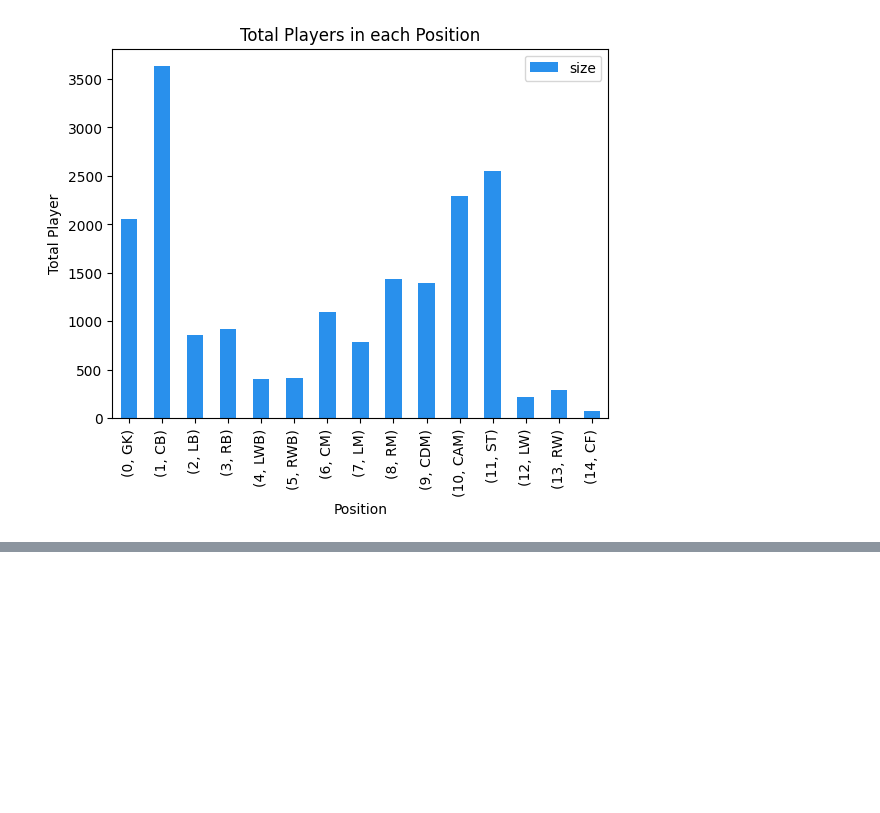
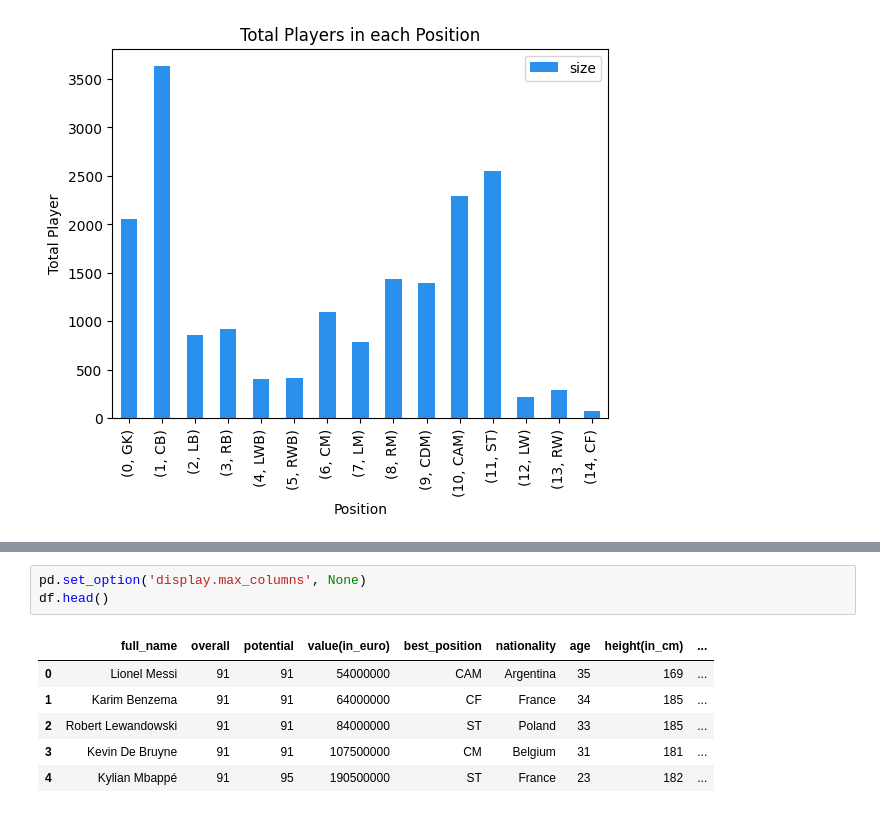
Before and after one commit to bradleyiversen21/ITEC4700_FinalProject, a Jupyter notebook: Project_Notebook.ipynb, the cells around one changed output, grey strips where cells are left out. Drawn from its saved outputs; the diff is of its cells as text; blank space fills up the shorter version.

```diff
--- a/Project_Notebook.ipynb
+++ b/Project_Notebook.ipynb
@@ -270,0 +320,10 @@ plt.show()
+# %%
+pd.set_option('display.max_columns', None)
+df.head()
+# %% [output]
+|  | full_name | overall | potential | value(in_euro) | best_position | nationality | age | height(in_cm) | ... |
+| 0 | Lionel Messi | 91 | 91 | 54000000 | CAM | Argentina | 35 | 169 | ... |
+| 1 | Karim Benzema | 91 | 91 | 64000000 | CF | France | 34 | 185 | ... |
+| 2 | Robert Lewandowski | 91 | 91 | 84000000 | ST | Poland | 33 | 185 | ... |
+| 3 | Kevin De Bruyne | 91 | 91 | 107500000 | CM | Belgium | 31 | 181 | ... |
+| 4 | Kylian Mbappé | 91 | 95 | 190500000 | ST | France | 23 | 182 | ... |
```
Also changed, not shown: parts of 11 cells of this notebook.
